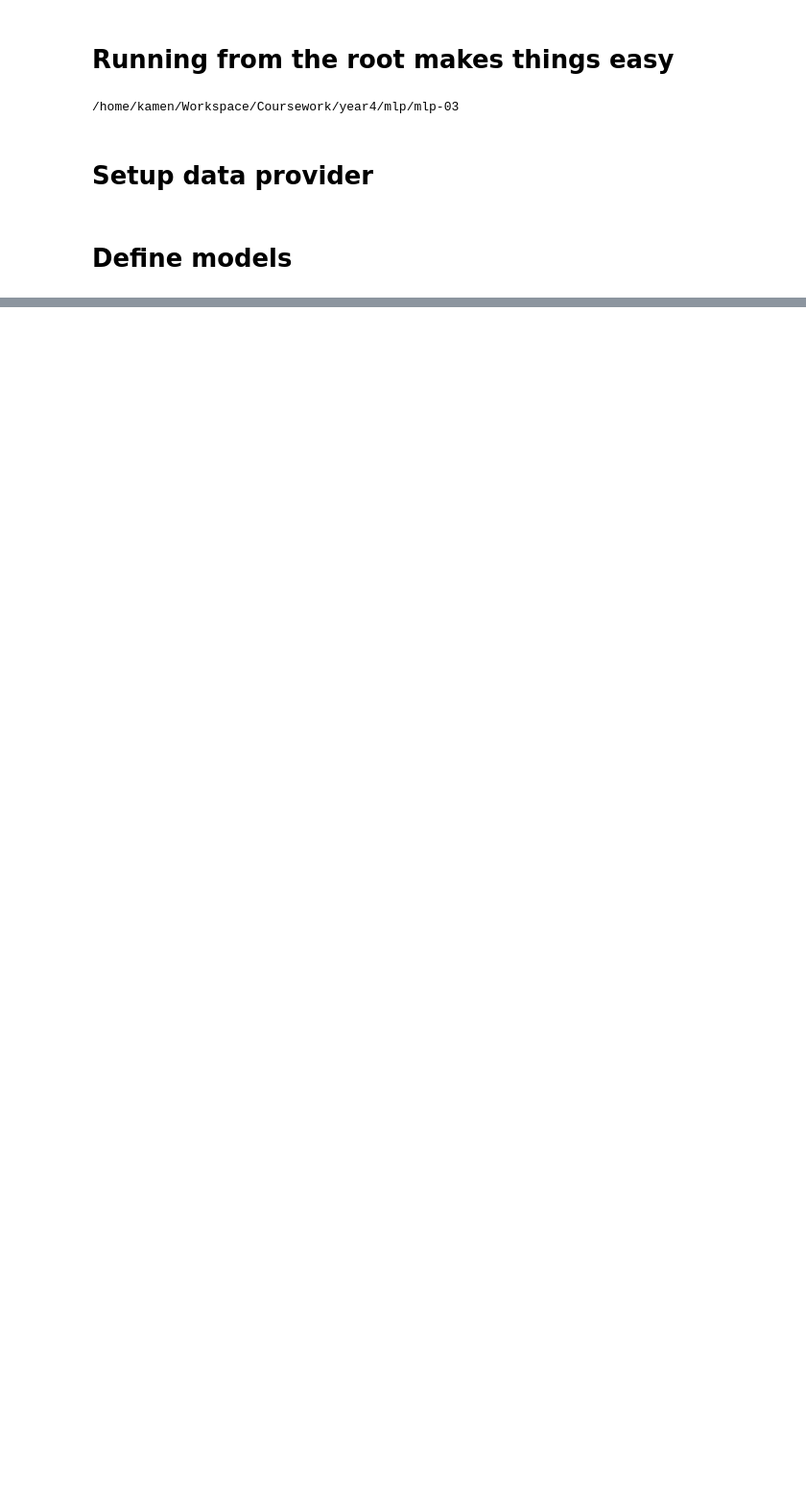
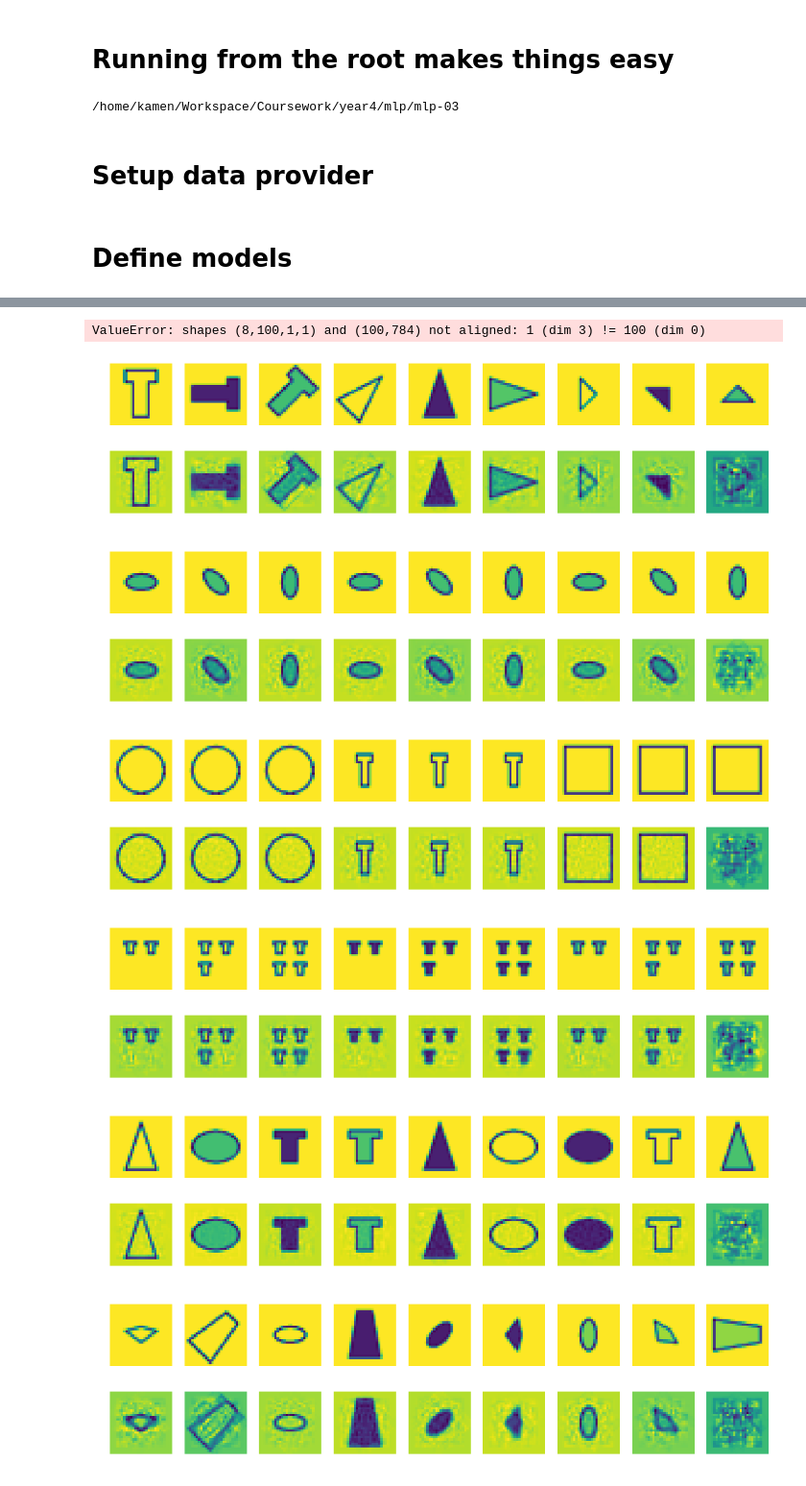
Before and after one commit to KamenB/mlp-03, a Jupyter notebook: notebooks/autoencoders/03_Convolutional Autoencoder Sandia.ipynb, the cells around one changed output, grey strips where cells are left out. Shown at 96% size. Saved outputs shown, nothing was run; the diff lists cells and outputs as text; code cells hidden in the pictures; blank space fills up the shorter version.

```diff
--- a/notebooks/autoencoders/03_Convolutional Autoencoder Sandia.ipynb
+++ b/notebooks/autoencoders/03_Convolutional Autoencoder Sandia.ipynb
@@ -335,0 +163,6 @@ show_batch_of_images(np.concatenate([originals, reconstructions, jittered, faded
+# %%
+from src.train_test import train, test
+
+epochs = 30
+train(model, optimizer, train_data, val_data, use_cuda, train_batch_size, epochs)
+test(model, optimizer, test_data, use_cuda, test_batch_size, ['3_layer'])
@@ -335,0 +187,32 @@ show_batch_of_images(np.concatenate([originals, reconstructions, jittered, faded
+# %%
+from src.utils import make_vars
+test_loader = test_data.get_batch_iterator(test_batch_size, transpose_inputs=True, separate_inputs=True)
+
+(q_vectors, a_vectors), labels = next(test_loader)
+q_vectors, a_vectors, labels = make_vars([q_vectors, a_vectors, labels], ['float', 'float', 'long'], use_cuda=use_cuda)
+_, latent_prediction, decoded_q_vectors, _ = model(q_vectors, a_vectors)
+# %%
+targets = a_vectors
+
+indices = torch.from_numpy(np.arange(8)).long()
+if use_cuda:
+    indices = indices.cuda()
+targets = targets[indices, labels.data].squeeze()
+# %%
+# When differentiable AE
+decoded_prediction = model.autoencoder.decoder(latent_prediction.view(-1, latent_size, 1, 1)).squeeze()
+# %% [output]
+ValueError: shapes (8,100,1,1) and (100,784) not aligned: 1 (dim 3) != 100 (dim 0)
+# %%
+# When PCA
+decoded_prediction = model.autoencoder.decoder(latent_prediction.view(-1, latent_size)).squeeze().view(test_batch_size, 28, 28)
+# %%
+from src.utils import show_matrix
+show_matrix(q_vectors, targets, decoded_q_vectors, decoded_prediction)
+# %% [output]
+[figure, added]
+[figure, added]
+[figure, added]
+[figure, added]
+[figure, added]
+[figure, added]
```
Also changed, not shown: parts of 29 cells of this notebook, 6 other files.
